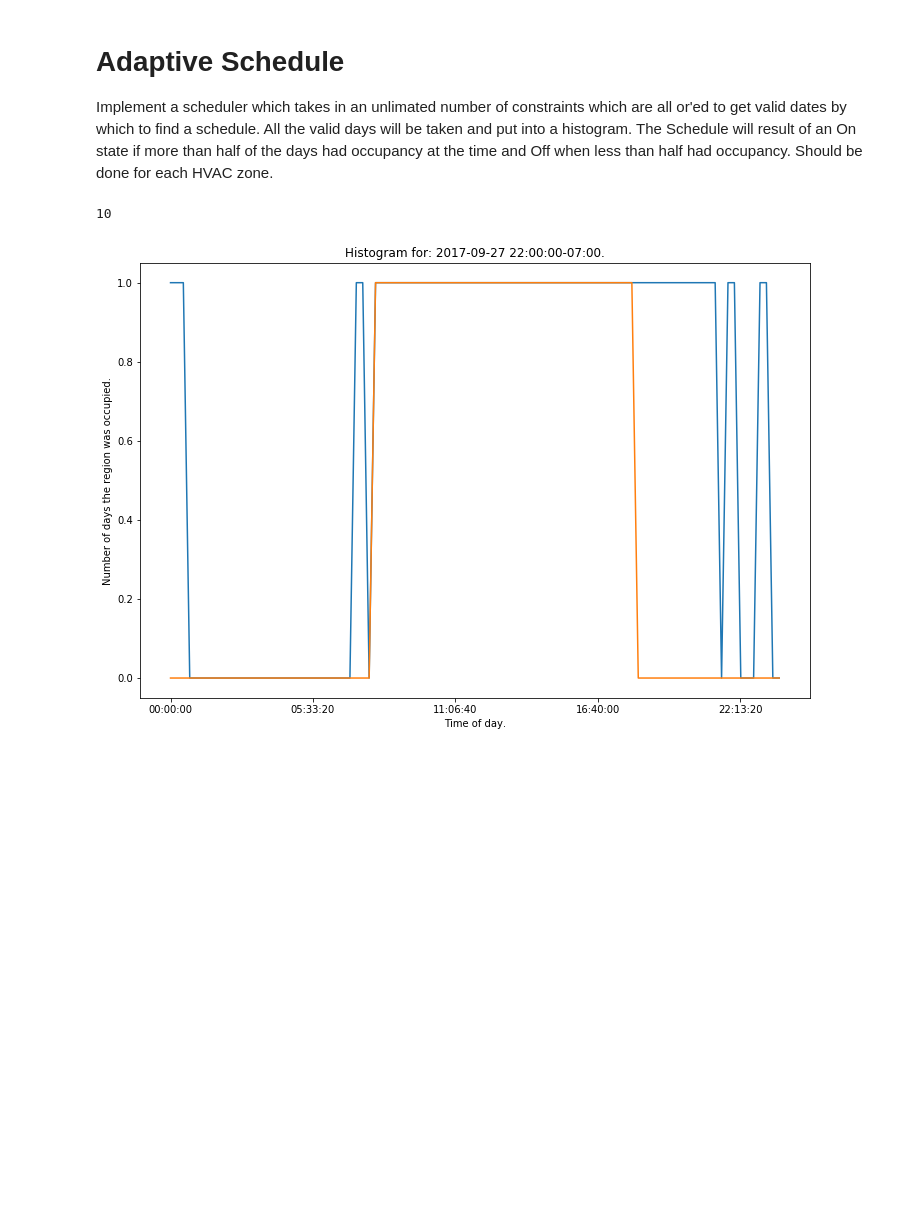
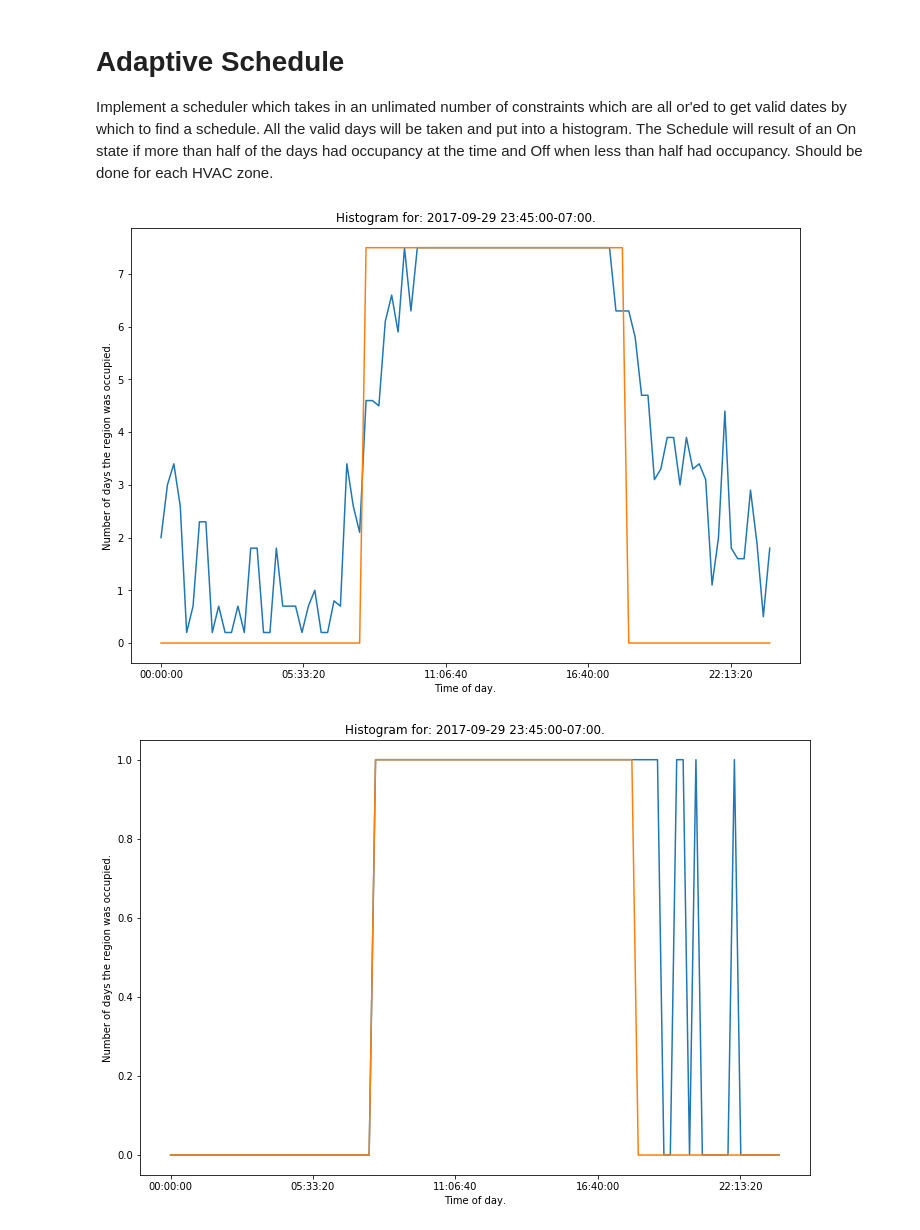
Before and after one commit to gtfierro/XBOS_Analytics, a Jupyter notebook: Heating_Occupancy.ipynb, the cells around one changed output. Saved outputs shown, nothing was run; the diff lists cells and outputs as text; code cells hidden in the pictures; blank space fills up the shorter version.

Commit message:
Added a bit more functionality. Still need to update documentation. Reconsider how we are weighing the adaptive schedule weights etc.

```diff
--- a/Heating_Occupancy.ipynb
+++ b/Heating_Occupancy.ipynb
@@ -454,32 +475,12 @@ def cond_adaptive(class_weight, num_same_class, num_same_day):
-# %%
-# IMPROVEMENT: Give it sort of learning rate. The further back the days are, the less they count.
-def adaptive_schedule(data, day, num_classes, num_same_days):
-    """Will return an adaptive schedule for the given data, looking at the past data given. Produces an adaptive
-    schedule depending on which days should be considered. For this purpose we will use same weekday and same classes
-    (weekday or weekend day).
-    Parameters:
-        data: The data over which we find the schedule, should start the day before the given day. Is a pandas
-            Dataframe with only one column or Pandas Series.
-        day: A pd Timestamp day. We will generate the schedule for this day.
-        num_same_class: The number of days that should be in the same class as the date. For current purposes
-                    the same class means that they are weekdays/weekends.
-        num_same_date: The number of days which are the same weekdays as my given date.
-    Returns:
-        A Pandas Series with True for having the schedule on and False for having it off."""
-    his = compute_histogram(data=building, cond=cond_adaptive(weekday_weekend, 10, 10), equivalence_classes=[day])
-    temp = his[day]
-    print(temp[1])
-    schedule = 1*((temp[0] / float(temp[1])) >= 0.20) # need to reconsider what we are doing here. What should be the cutoff with variable weights?
-    return schedule
-
-building = get_building_occupany()
-day = building.index[-200]
-# UNCOMMENT TO SEE ORIGINAL HISTOGRAM
-# his = compute_histogram(data=building, cond=cond_adaptive(weekday_weekend, 10, 10), equivalence_classes=[day])
-# plot_histogram(his=his, e_mapping={day:str(day)}, e=[day], plot_with_envelope=True)
-
-schedule = adaptive_schedule(building, day, 10, 10)
-plot_histogram(his={day: (schedule, 1)}, e_mapping={day:str(day)}, e=[day], plot_with_envelope=True)
-# %% [output]
-10
-[figure, removed]
+# %%
+building = get_building_occupany()
+day = building.index[-1]
+# UNCOMMENT TO SEE ORIGINAL HISTOGRAM
+his = compute_histogram(data=building, cond=cond_adaptive(weekday_weekend, 10, 10), equivalence_classes=[day])
+plot_histogram(his=his, e_mapping={day:str(day)}, e=[day], plot_with_envelope=True)
+
+schedule = adaptive_schedule(building, day, 10, 10)
+plot_histogram(his={day: (schedule, 1)}, e_mapping={day:str(day)}, e=[day], plot_with_envelope=True)
+# %% [output]
+[figure, added]
+[figure, added]
```
Also changed, not shown: parts of 2 cells of this notebook.
